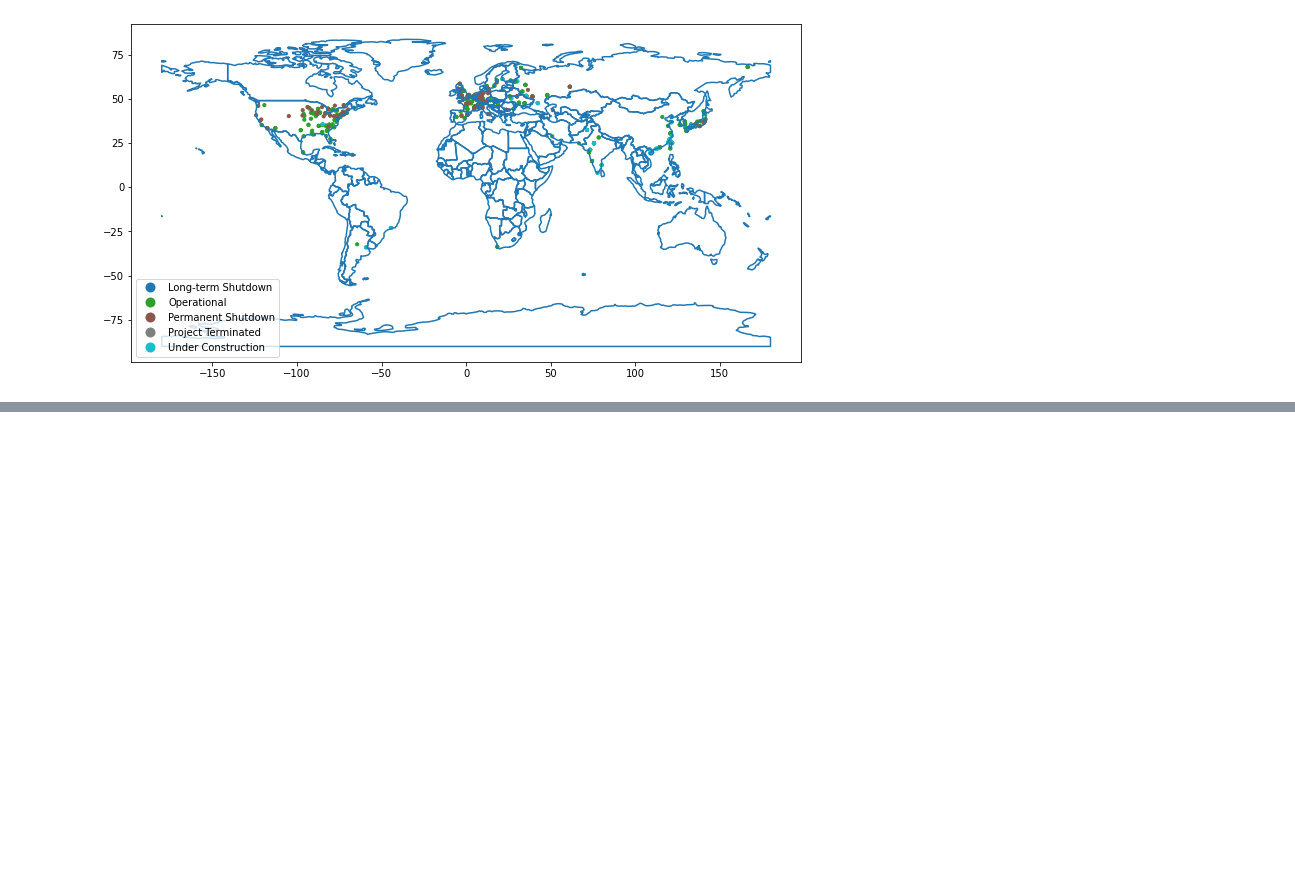
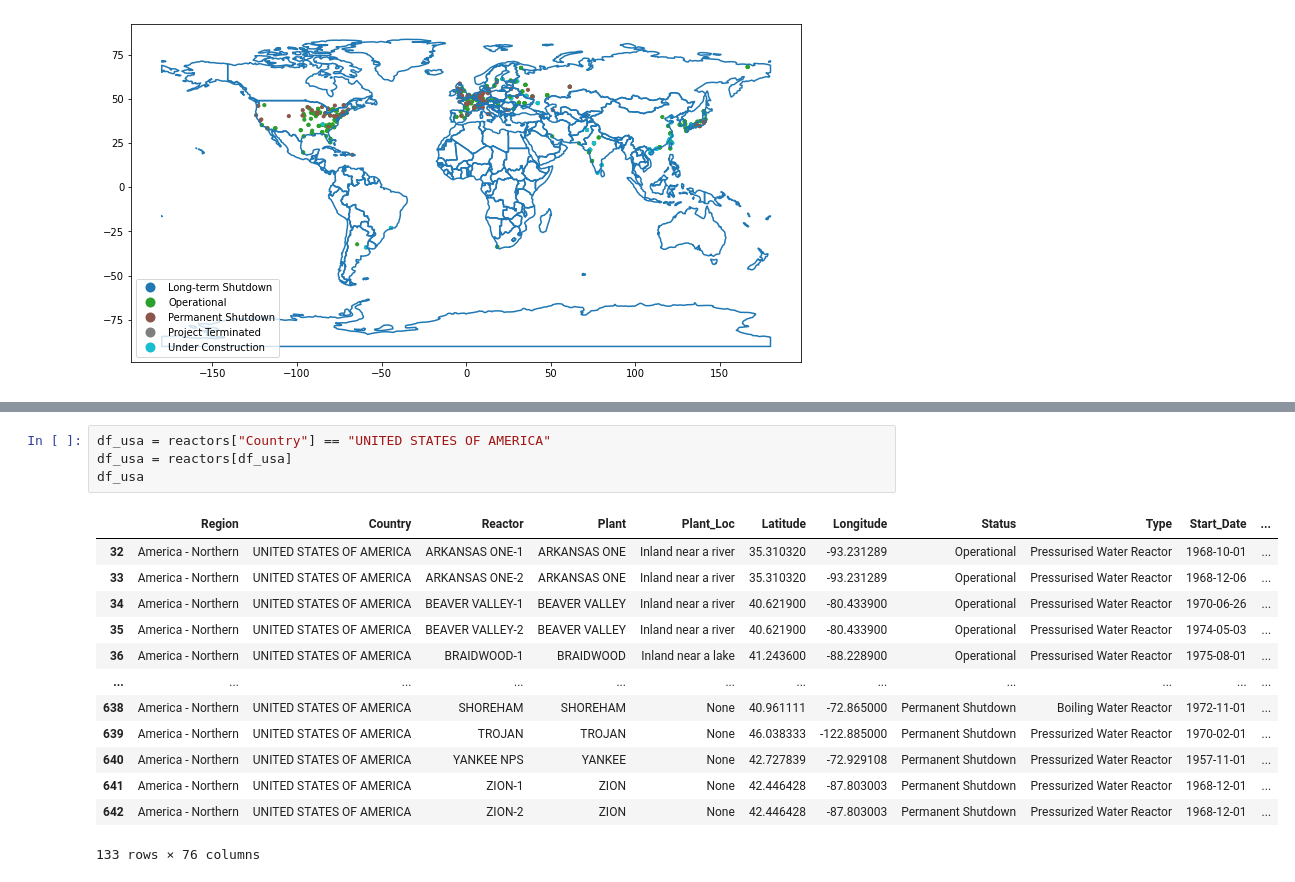
Before and after one commit to nayoung1-catamount-wcu-edu/personal, a Jupyter notebook: BasicPythonScripts/Nuclear_Reactors.ipynb, the cells around one changed output, grey strips where cells are left out. Drawn from its saved outputs; the diff is of its cells as text; blank space fills up the shorter version.

```diff
--- a/BasicPythonScripts/Nuclear_Reactors.ipynb
+++ b/BasicPythonScripts/Nuclear_Reactors.ipynb
@@ -31,0 +47,18 @@ reactors.plot(column='Status', ax=boundaries, markersize=10, legend=True)
+# %%
+df_usa = reactors["Country"] == "UNITED STATES OF AMERICA"
+df_usa = reactors[df_usa]
+df_usa
+# %% [output]
+|  | Region | Country | Reactor | Plant | Plant_Loc | Latitude | Longitude | Status | Type | Start_Date | ... |
+| 32 | America - Northern | UNITED STATES OF AMERICA | ARKANSAS ONE-1 | ARKANSAS ONE | Inland near a river | 35.310320 | -93.231289 | Operational | Pressurised Water Reactor | 1968-10-01 | ... |
+| 33 | America - Northern | UNITED STATES OF AMERICA | ARKANSAS ONE-2 | ARKANSAS ONE | Inland near a river | 35.310320 | -93.231289 | Operational | Pressurised Water Reactor | 1968-12-06 | ... |
+| 34 | America - Northern | UNITED STATES OF AMERICA | BEAVER VALLEY-1 | BEAVER VALLEY | Inland near a river | 40.621900 | -80.433900 | Operational | Pressurised Water Reactor | 1970-06-26 | ... |
+| 35 | America - Northern | UNITED STATES OF AMERICA | BEAVER VALLEY-2 | BEAVER VALLEY | Inland near a river | 40.621900 | -80.433900 | Operational | Pressurised Water Reactor | 1974-05-03 | ... |
+| 36 | America - Northern | UNITED STATES OF AMERICA | BRAIDWOOD-1 | BRAIDWOOD | Inland near a lake | 41.243600 | -88.228900 | Operational | Pressurised Water Reactor | 1975-08-01 | ... |
+| ... | ... | ... | ... | ... | ... | ... | ... | ... | ... | ... | ... |
+| 638 | America - Northern | UNITED STATES OF AMERICA | SHOREHAM | SHOREHAM | None | 40.961111 | -72.865000 | Permanent Shutdown | Boiling Water Reactor | 1972-11-01 | ... |
+| 639 | America - Northern | UNITED STATES OF AMERICA | TROJAN | TROJAN | None | 46.038333 | -122.885000 | Permanent Shutdown | Pressurized Water Reactor | 1970-02-01 | ... |
+| 640 | America - Northern | UNITED STATES OF AMERICA | YANKEE NPS | YANKEE | None | 42.727839 | -72.929108 | Permanent Shutdown | Pressurized Water Reactor | 1957-11-01 | ... |
+| 641 | America - Northern | UNITED STATES OF AMERICA | ZION-1 | ZION | None | 42.446428 | -87.803003 | Permanent Shutdown | Pressurized Water Reactor | 1968-12-01 | ... |
+| 642 | America - Northern | UNITED STATES OF AMERICA | ZION-2 | ZION | None | 42.446428 | -87.803003 | Permanent Shutdown | Pressurized Water Reactor | 1968-12-01 | ... |
+133 rows × 76 columns
```
Also changed, not shown: parts of 2 cells of this notebook, 8 other files.
